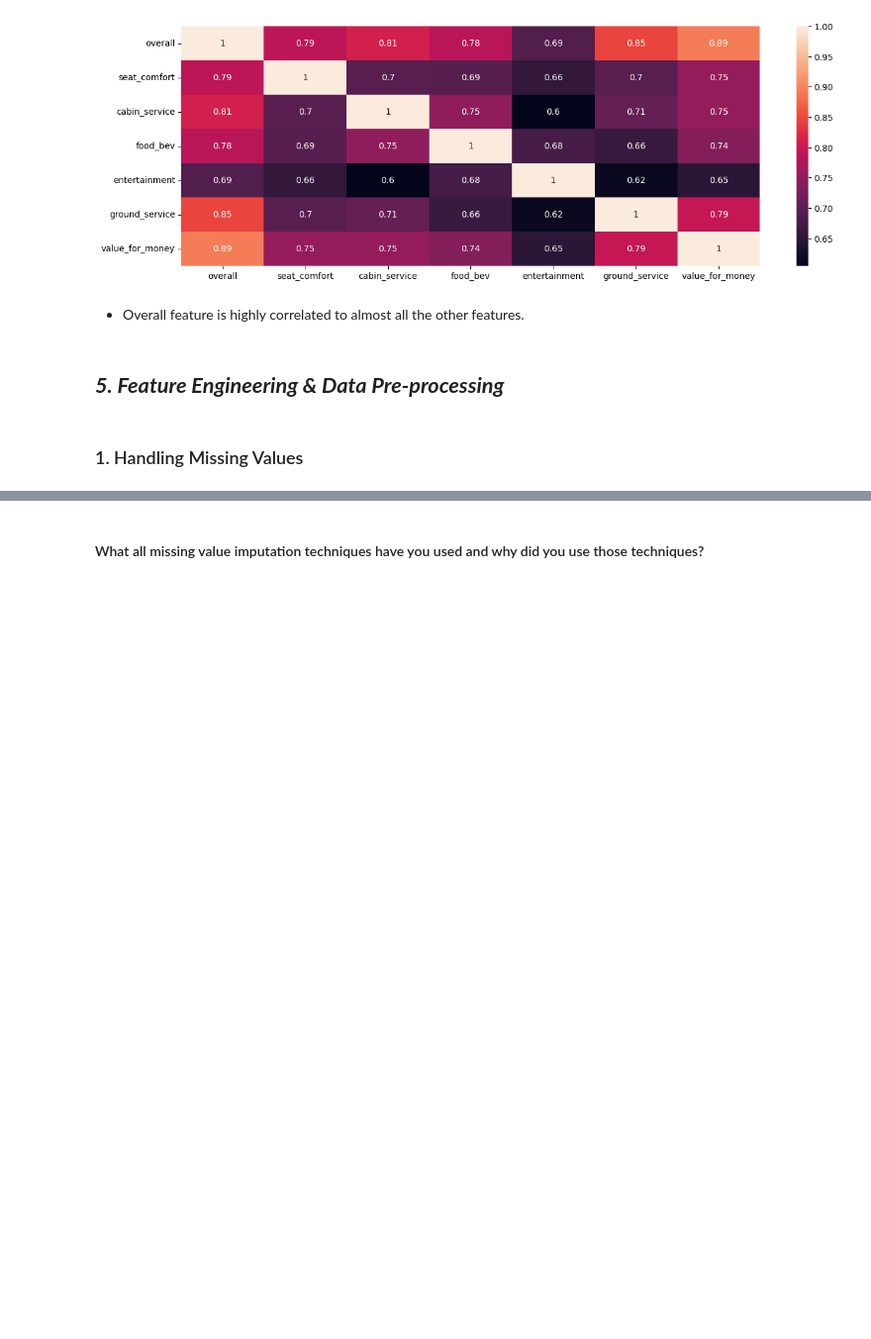
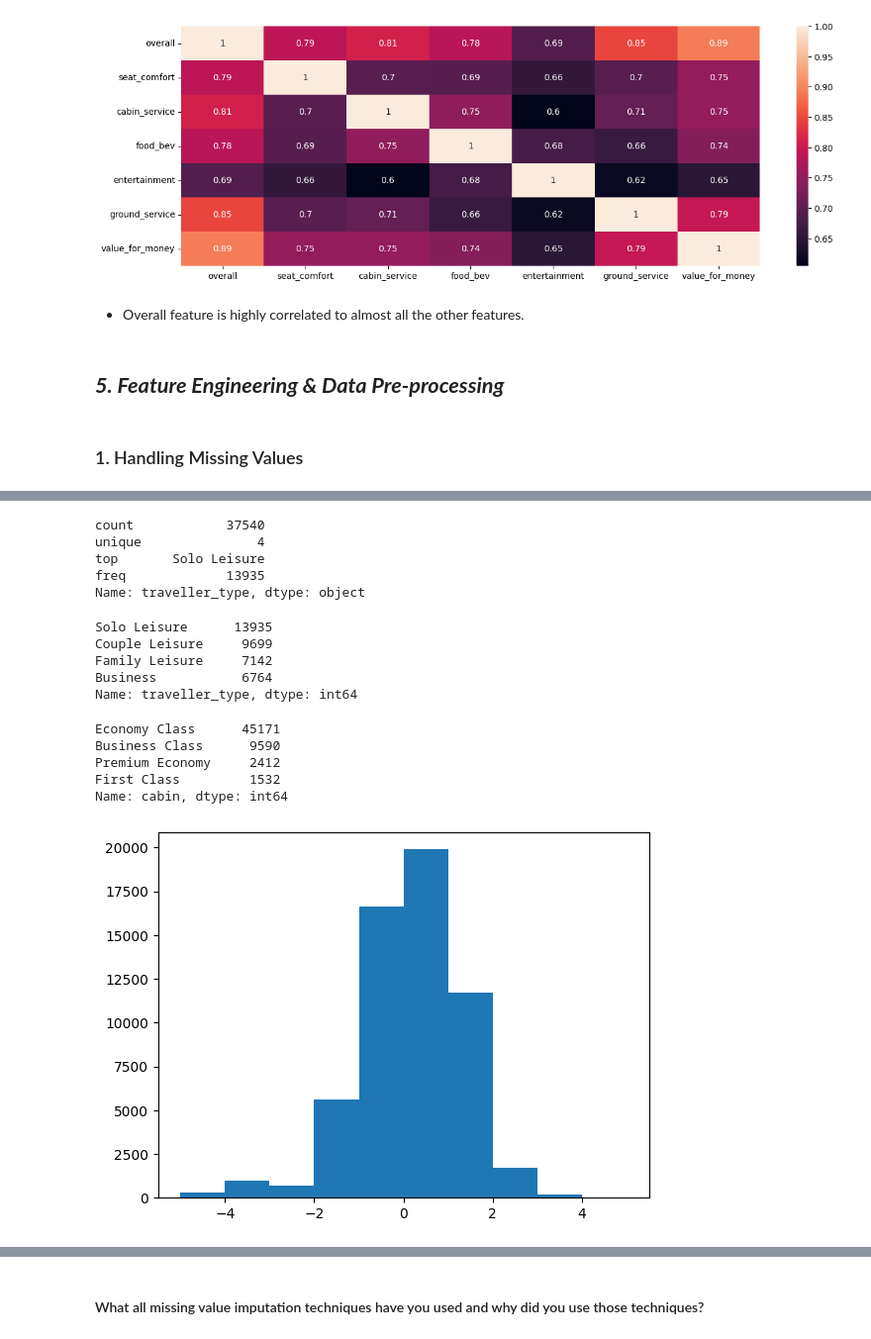
Before and after one commit to MrMRaut/Airline-Referral-Classification, a Jupyter notebook: Airline_Referral_Classification.ipynb, the cells around one changed output, grey strips where cells are left out. Shown at 99% size. Drawn from its saved outputs; the diff is of its cells as text; code cells hidden in the pictures; blank space fills up the shorter version.

```diff
--- a/Airline_Referral_Classification.ipynb
+++ b/Airline_Referral_Classification.ipynb
@@ -460,0 +486,54 @@ dtype: int64
+# %%
+df.traveller_type.describe()
+# %% [output]
+count            37540
+unique               4
+top       Solo Leisure
+freq             13935
+Name: traveller_type, dtype: object
+# %%
+df.traveller_type.value_counts()
+# %% [output]
+Solo Leisure      13935
+Couple Leisure     9699
+Family Leisure     7142
+Business           6764
+Name: traveller_type, dtype: int64
+# %%
+df.cabin.value_counts()
+# %% [output]
+Economy Class      45171
+Business Class      9590
+Premium Economy     2412
+First Class         1532
+Name: cabin, dtype: int64
+# %%
+# filling nan values for cabin and traveller_type features with heighest frequency values
+
+df.fillna({'cabin' : 'Economy Class',
+           'traveller_type' : 'Solo Leisure'}, inplace = True)
+# %%
+# Droping null values from overall, recommended and value_for_money since the 2% data loss is negligible.
+
+df = df[(df.overall.notnull()) & (df.recommended.notnull()) & (df.value_for_money.notnull())]
+# %%
+# Creating a new features of all services and scaling down overall rating feature from 0 to 10 -->  0 to 5
+
+df['avg_rating'] = np.floor((df[['seat_comfort', 'cabin_service', 'food_bev',
+       'entertainment', 'ground_service', 'value_for_money']].sum(axis = 1))/6)
+
+df['scaled_overall'] = round(df.overall/2)
+
+df['difference'] = df.avg_rating - df.scaled_overall                                     # to check distribution
+
+df['sum'] = df[['scaled_overall', 'seat_comfort', 'cabin_service', 'food_bev',
+       'entertainment', 'ground_service', 'value_for_money']].sum(axis = 1)
+
+df['null_count'] = df[['seat_comfort', 'cabin_service', 'food_bev',
+       'entertainment', 'ground_service', 'value_for_money']].isnull().sum(axis = 1)
+# %%
+plt.hist(df.difference)
+
+plt.show()
+# %% [output]
+[figure, added]
```
Also changed, not shown: parts of 31 cells of this notebook.
